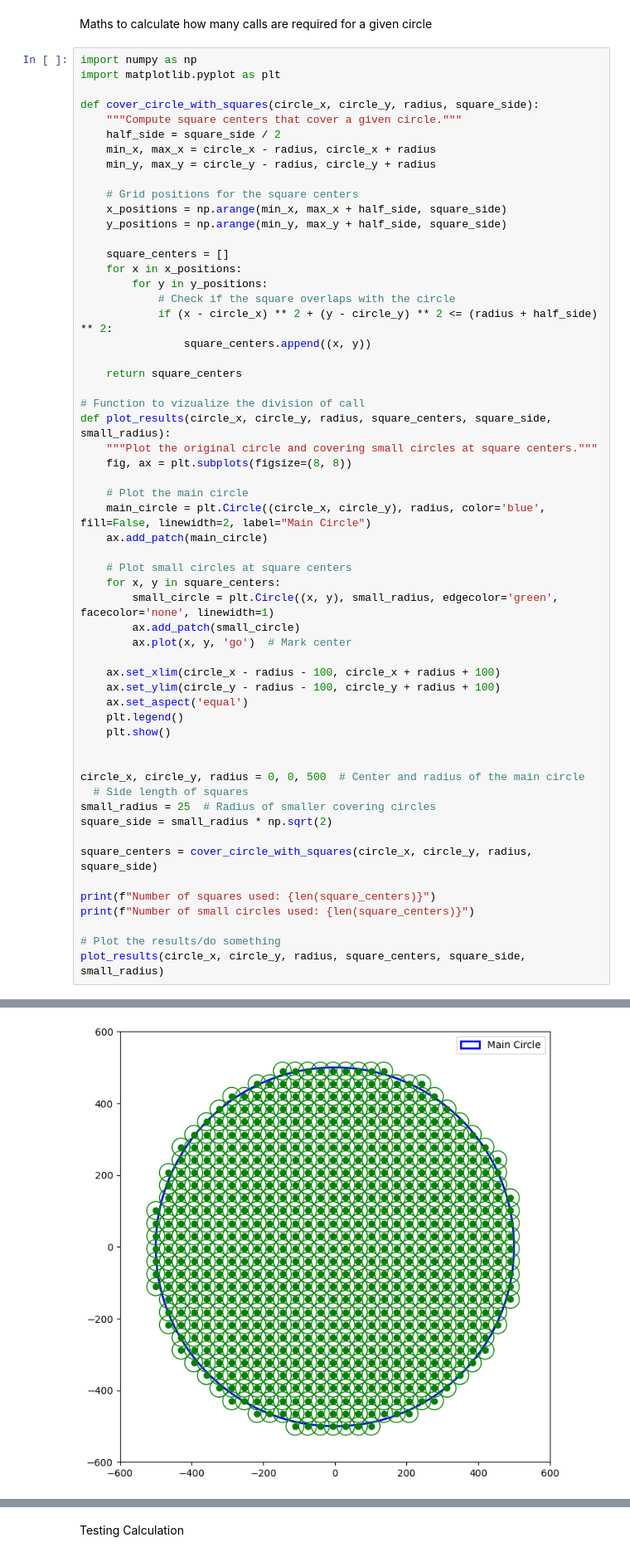
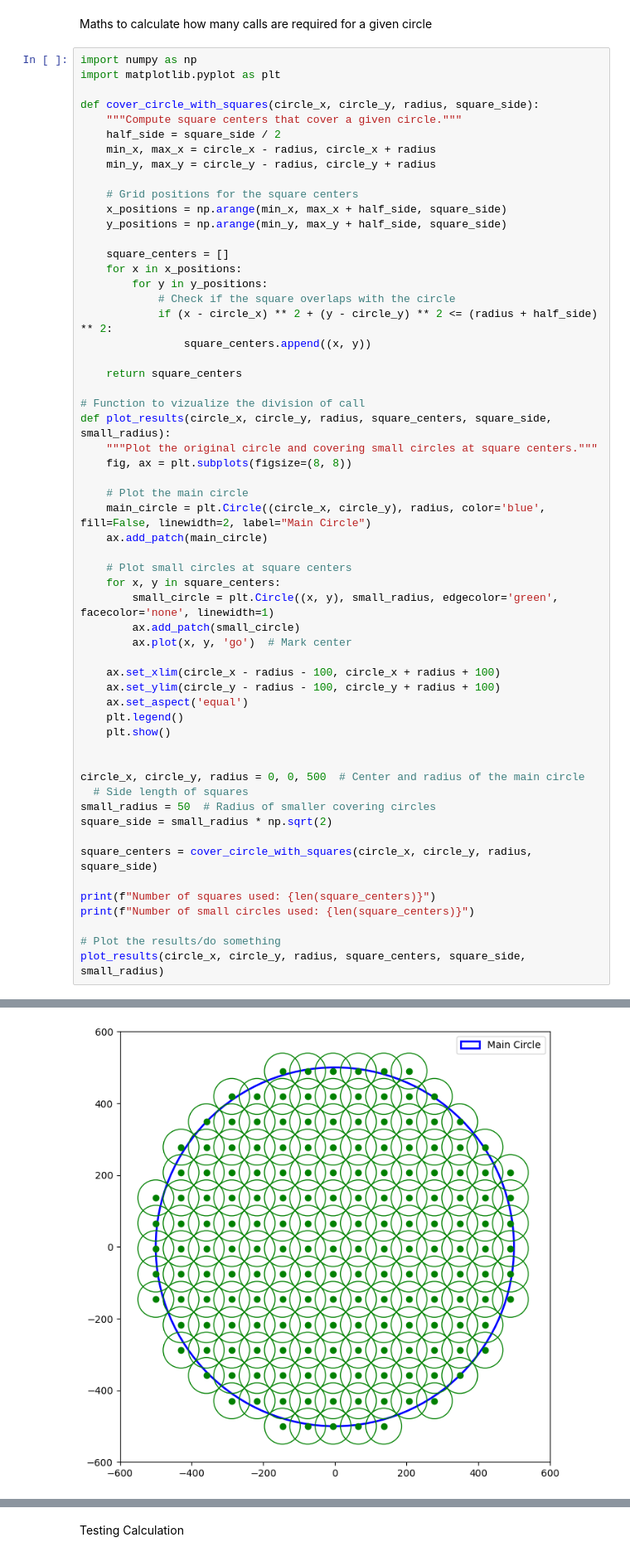
Before and after one commit to Sebastian-Zgheyb/restaurantmap, a Jupyter notebook: src/api/request_testing.ipynb, the cells around one changed output, grey strips where cells are left out. Shown: that part at 83% size. Saved outputs shown, nothing was run; the diff lists cells and outputs as text.

```diff
--- a/src/api/request_testing.ipynb
+++ b/src/api/request_testing.ipynb
@@ -136,7 +136,7 @@ def plot_results(circle_x, circle_y, radius, square_centers, square_side, small_
 
 circle_x, circle_y, radius = 0, 0, 500  # Center and radius of the main circle
   # Side length of squares
-small_radius = 25  # Radius of smaller covering circles
+small_radius = 50  # Radius of smaller covering circles
 square_side = small_radius * np.sqrt(2)
 
 square_centers = cover_circle_with_squares(circle_x, circle_y, radius, square_side)
@@ -152,4 +152,4 @@ Number of small circles used: 671
-[figure, old version]
+[figure, new version]
 # %%
 def compute_square_count(radius, small_radius):
     """Compute the number of squares that cover a circle centered at (0, 0)."""
```
Also changed, not shown: parts of 1 cell of this notebook, 4 other files.
